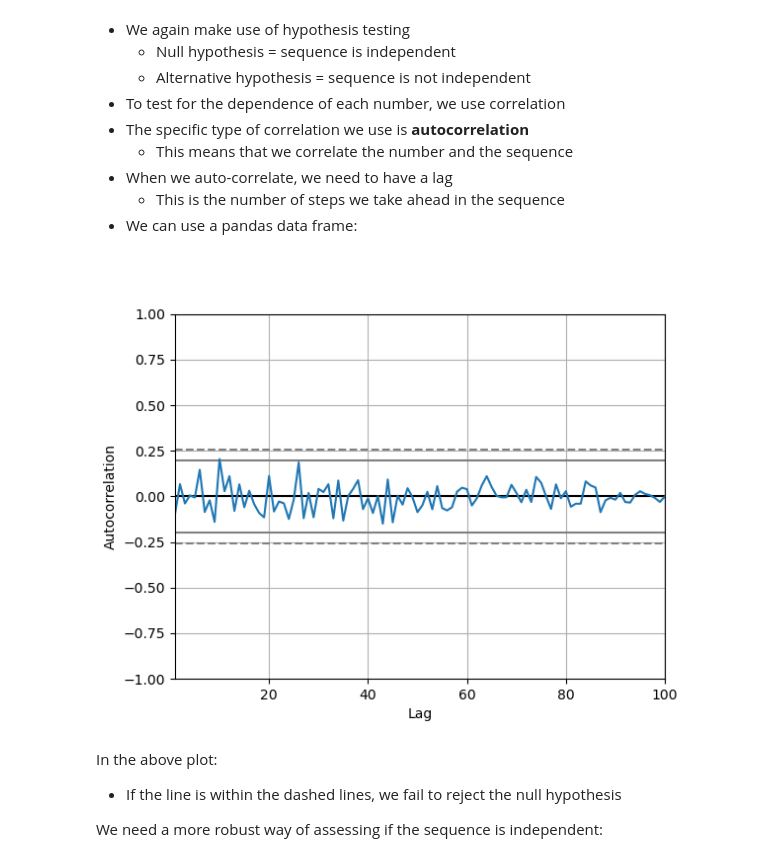
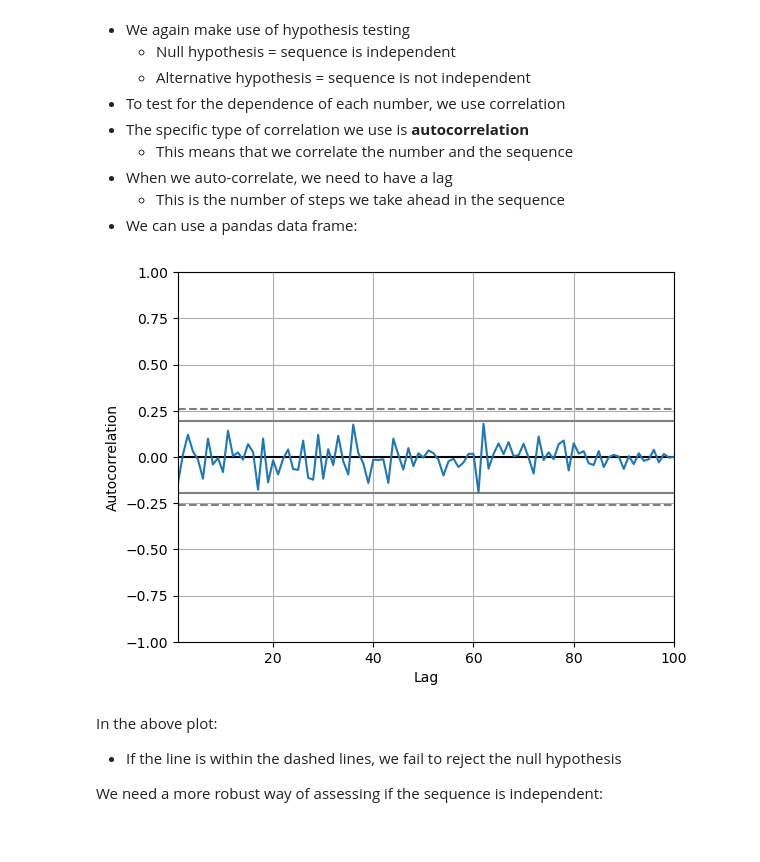
Before and after one commit to velocitatem/university-study-notes, a Jupyter notebook: content/20221231174804-simulating_and_modeling_to_understand_change_class_notes.ipynb, the cells around one changed output. Cells and saved outputs as stored; diff of their text form; code cells hidden in the pictures.

```diff
--- a/content/20221231174804-simulating_and_modeling_to_understand_change_class_notes.ipynb
+++ b/content/20221231174804-simulating_and_modeling_to_understand_change_class_notes.ipynb
@@ -166,14 +168,13 @@ To check if we have an actually random generator, we need to test **uniformity**
 # %%
 import numpy as np
 import pandas as pd
 import matplotlib.pyplot as plt
 seq = np.random.uniform(0,1,100)
 df = pd.DataFrame(seq, columns=['values'])
 pd.plotting.autocorrelation_plot(df['values'])
 plt.savefig("autocorrelation.png")
-return "autocorrelation.png"
 # %% [output]
-[figure, old version]
+[figure, new version]
 # %% [markdown]
 In the above plot:
 
```
Also changed, not shown: parts of 18 cells of this notebook, 6 other files.
